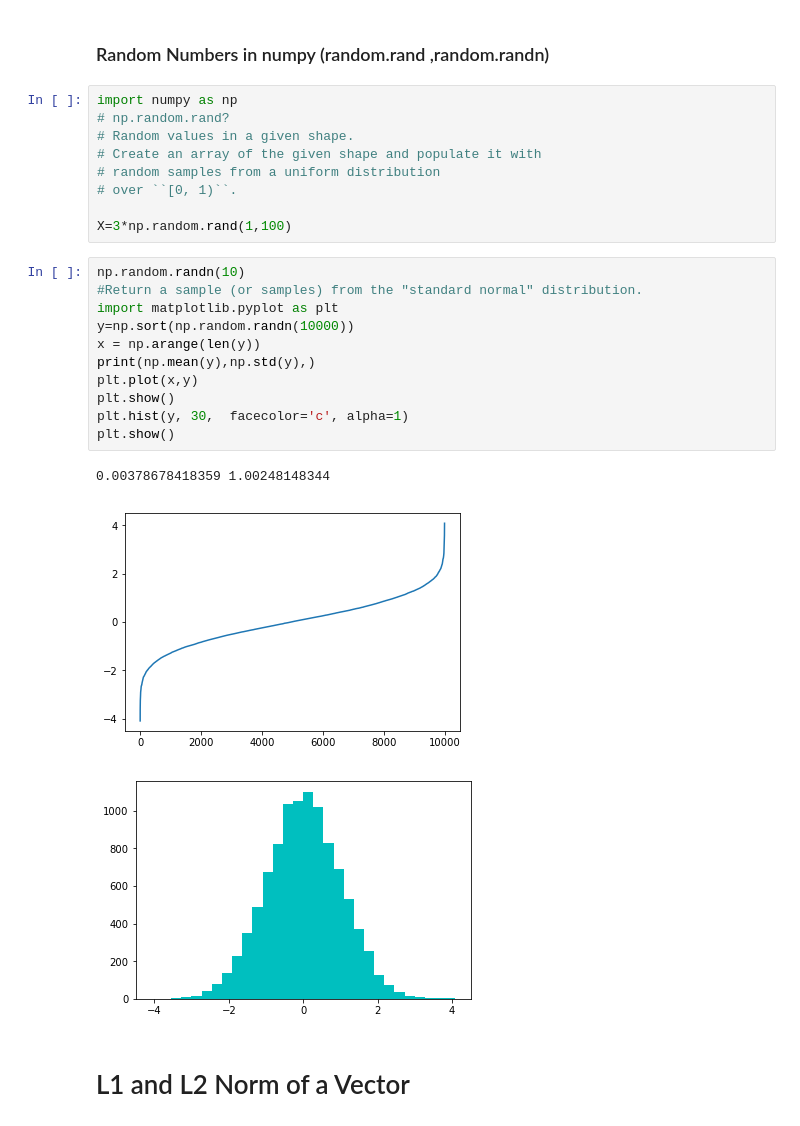
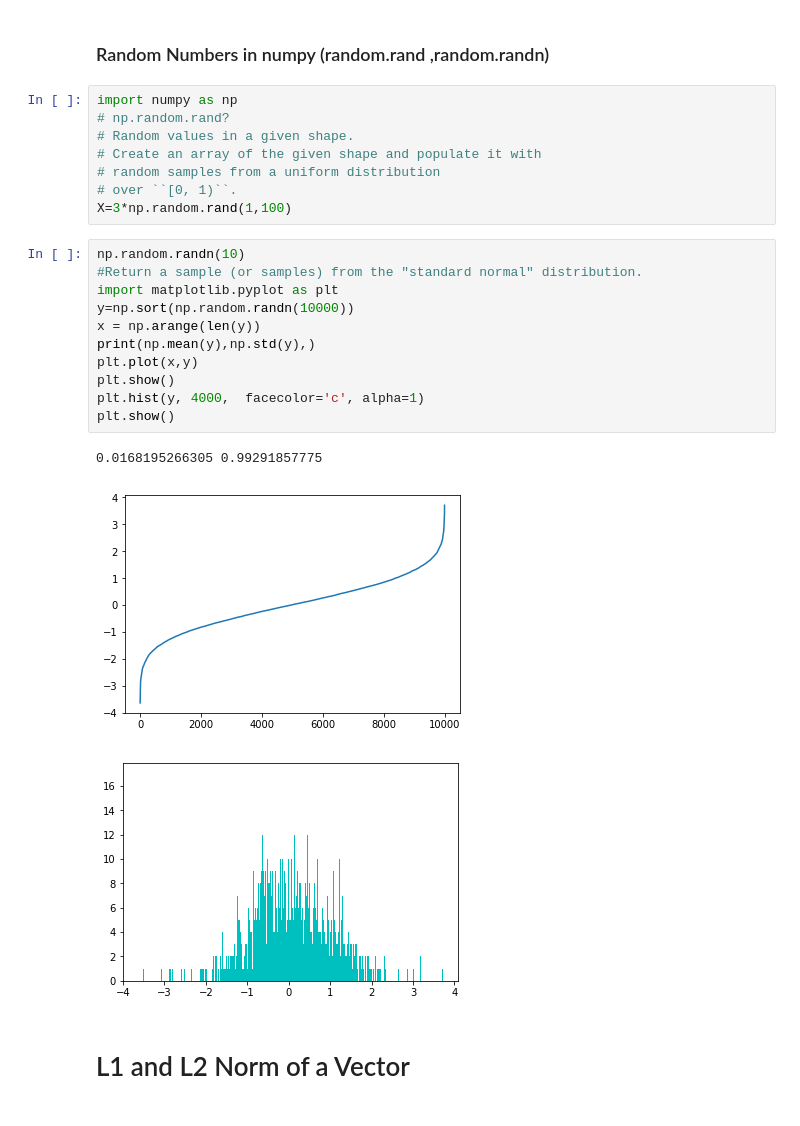
Before and after one commit to kkfaisal/ml-notes, a Jupyter notebook: ml-handson/chapter_04.ipynb, the cells around one changed output. Drawn from its saved outputs; the diff is of its cells as text.

```diff
--- a/ml-handson/chapter_04.ipynb
+++ b/ml-handson/chapter_04.ipynb
@@ -9,23 +9,22 @@ import numpy as np
 # Create an array of the given shape and populate it with
 # random samples from a uniform distribution
 # over ``[0, 1)``.
-
 X=3*np.random.rand(1,100)
 # %%
 np.random.randn(10)
 #Return a sample (or samples) from the "standard normal" distribution.
 import matplotlib.pyplot as plt
 y=np.sort(np.random.randn(10000))
 x = np.arange(len(y))
 print(np.mean(y),np.std(y),)
 plt.plot(x,y)
 plt.show()
-plt.hist(y, 30,  facecolor='c', alpha=1)
+plt.hist(y, 4000,  facecolor='c', alpha=1)
 plt.show()
 # %% [output]
-0.00378678418359 1.00248148344
+0.0168195266305 0.99291857775
-[figure, old version]
+[figure, new version]
-[figure, old version]
+[figure, new version]
 # %% [markdown]
 # L1 and L2 Norm of a Vector
 # %% [markdown]
```
Also changed, not shown: 5 other files.
